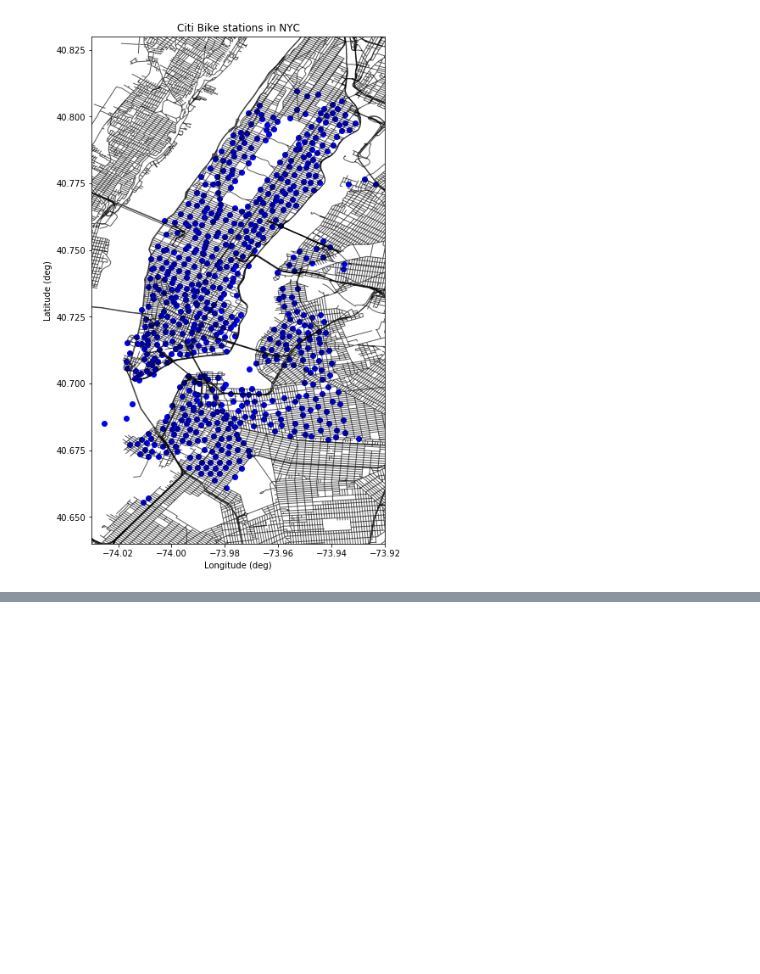
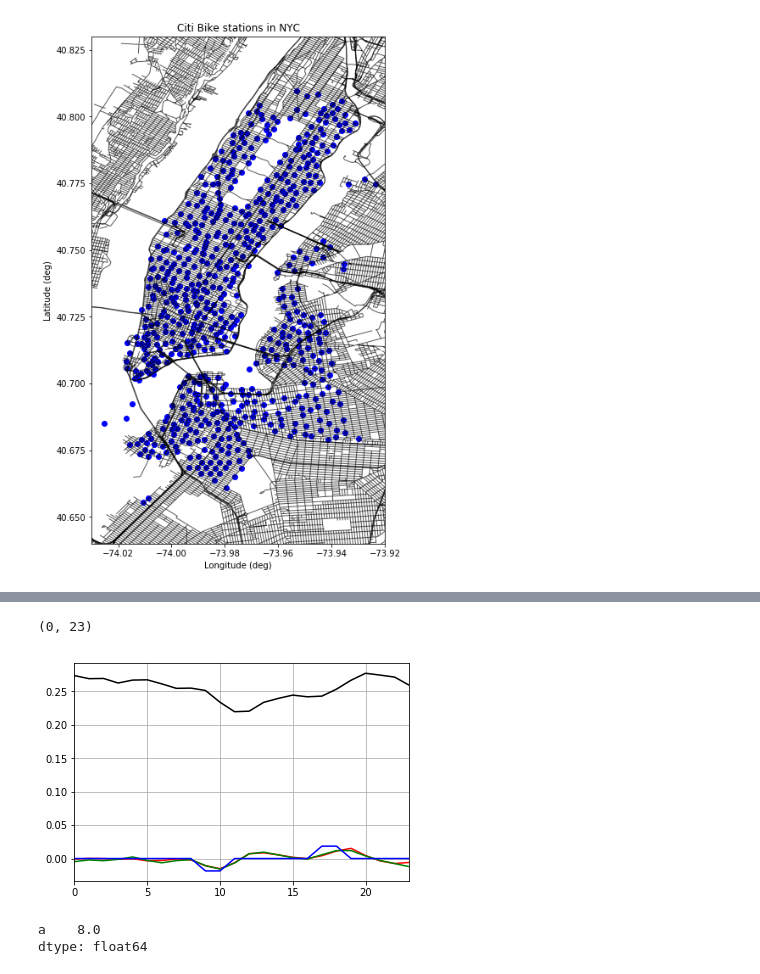
Before and after one commit to lucien-sim/citi-bike, a Jupyter notebook: visualize_distribution_issue.ipynb, the cells around one changed output, grey strips where cells are left out. Cells and saved outputs as stored; diff of their text form; code cells hidden in the pictures; blank space fills up the shorter version.

```diff
--- a/visualize_distribution_issue.ipynb
+++ b/visualize_distribution_issue.ipynb
@@ -542,3 +869,52 @@ for fnm,hrly_stats in zip(fnms,dfs):
+# %%
+# Compute metric for "Activity"
+# Average rate of bike removal
+# Average rate of bike addition
+interped_ff['hr_of_day'] = interped_ff['date_time'].apply(lambda x: x.hour)
+
+interped_ff['roc_ff'] = centered_finite_diff(interped_ff['hrs_2000'],interped_ff['frac_full'])
+
+with warnings.catch_warnings():
+    warnings.simplefilter("ignore")
+    interped_ff['roc_ff'][(interped_ff['frac_full']==0) | (interped_ff['frac_full']==1)] = np.NaN
+
+#interped_ff['rate_rem'] = -interped_ff['roc_ff'][(interped_ff['roc_ff']<0)]
+#interped_ff['rate_add'] = interped_ff['roc_ff'][(interped_ff['roc_ff']>0)]
+
+hours = list(range(24))
+avg_roc,avg_ff,med_ff = [],[],[]
+for hour in hours:
+    #rate_rem.append(interped_ff['rate_rem'][(interped_ff['hr_of_day']==hour)].mean())
+    #rate_add.append(interped_ff['rate_add'][(interped_ff['hr_of_day']==hour)].mean())
+    avg_roc.append(interped_ff['roc_ff'][(interped_ff['hr_of_day']==hour)].mean())
+    med_ff.append(interped_ff['frac_full'][(interped_ff['hr_of_day']==hour)].median())
+    avg_ff.append(interped_ff['frac_full'][(interped_ff['hr_of_day']==hour)].mean())
+# %%
+# Double check interpolation.
+#fig = plt.figure(figsize=[14,4])
+#ax = fig.add_subplot(111)
+#ax.plot(interped_ff['date_time'],interped_ff['date_time'].apply(lambda x: x.weekday())/7,'g-')
+#ax.plot(dock_counts['date_time'],dock_counts['frac_full'],'k-')
+#ax.plot(interped_ff['date_time'],interped_ff['frac_full'],'r-')
+#ax.set_xlim(['2018-06-01','2018-07-31'])
+
+fig = plt.figure(figsize=[6,4])
+ax = fig.add_subplot(111)
+ax.plot(hours,avg_roc,'r-')
+ax.plot(hours,avg_ff,'k-')
+ax.plot(hours,centered_finite_diff(hours,avg_ff),'g-')
+ax.plot(hours,centered_finite_diff(hours,med_ff),'b-')
+ax.grid(True)
+ax.set_xlim([0,23])
+# %% [output]
+(0, 23)
+[figure, added]
+# %%
+a = pd.DataFrame({'a':[1,np.nan,np.nan,15]})
+a.mean()
+# %% [output]
+a    8.0
+dtype: float64
 # %%
 # Close connection to MySQL database.
 conn_alchemy.close()
```
Also changed, not shown: parts of 22 cells of this notebook, 5 other files.
